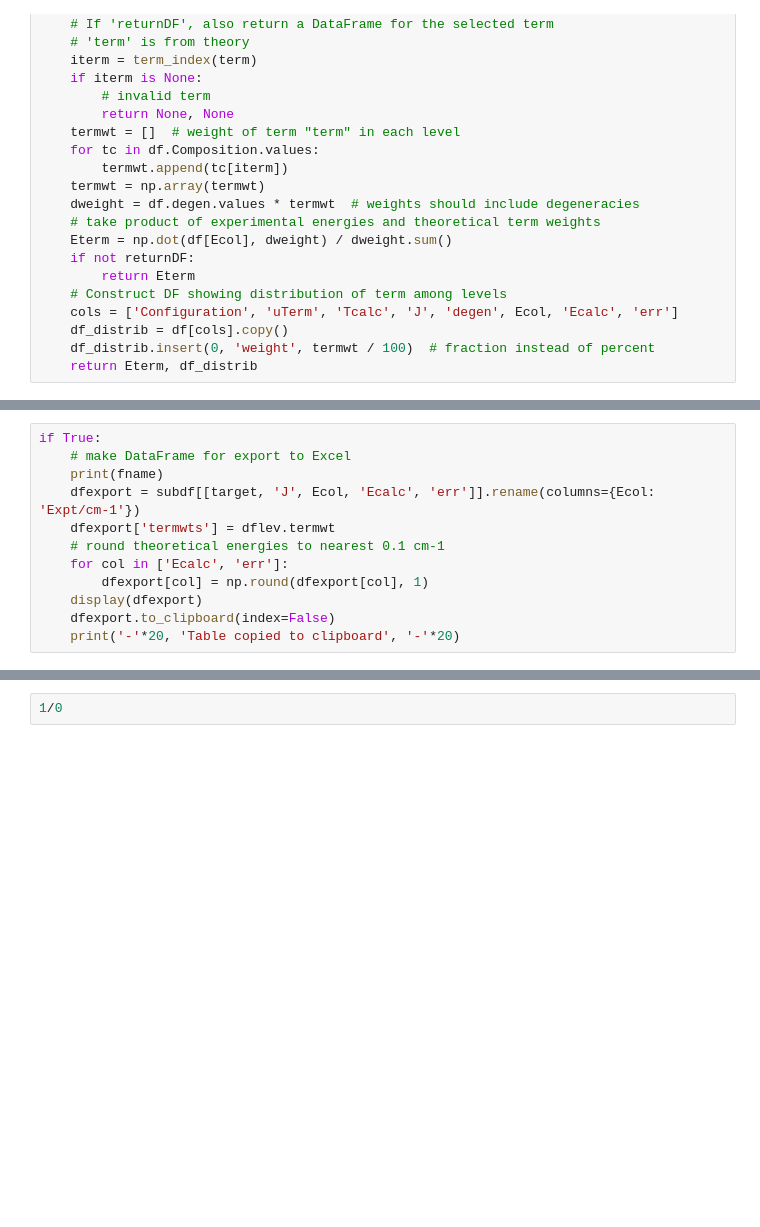
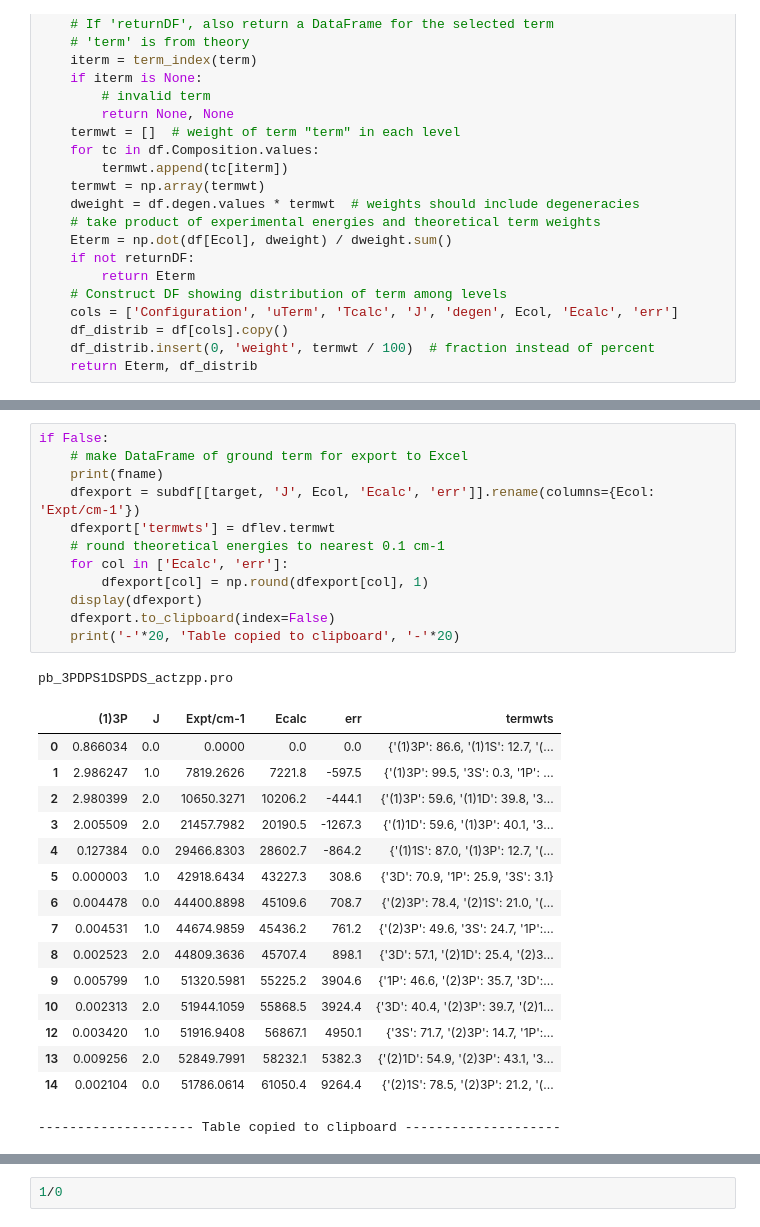
Before and after one commit to kkinist/atomic_SOC, a Jupyter notebook: atomic_soc9.ipynb, the cells around one changed output, grey strips where cells are left out. Cells and saved outputs as stored; diff of their text form; blank space fills up the shorter version.

```diff
--- a/atomic_soc9.ipynb
+++ b/atomic_soc9.ipynb
@@ -1359,12 +1739,30 @@ print(f'Sum of displayed weights = {subdf[target].sum():.5f}')
 # %%
-if True:
-    # make DataFrame for export to Excel
+if False:
+    # make DataFrame of ground term for export to Excel
     print(fname)
     dfexport = subdf[[target, 'J', Ecol, 'Ecalc', 'err']].rename(columns={Ecol: 'Expt/cm-1'})
     dfexport['termwts'] = dflev.termwt
     # round theoretical energies to nearest 0.1 cm-1
     for col in ['Ecalc', 'err']:
         dfexport[col] = np.round(dfexport[col], 1)
     display(dfexport)
     dfexport.to_clipboard(index=False)
     print('-'*20, 'Table copied to clipboard', '-'*20)
+# %% [output]
+pb_3PDPS1DSPDS_actzpp.pro
+|  | (1)3P | J | Expt/cm-1 | Ecalc | err | termwts |
+| 0 | 0.866034 | 0.0 | 0.0000 | 0.0 | 0.0 | {'(1)3P': 86.6, '(1)1S': 12.7, '(... |
+| 1 | 2.986247 | 1.0 | 7819.2626 | 7221.8 | -597.5 | {'(1)3P': 99.5, '3S': 0.3, '1P': ... |
+| 2 | 2.980399 | 2.0 | 10650.3271 | 10206.2 | -444.1 | {'(1)3P': 59.6, '(1)1D': 39.8, '3... |
+| 3 | 2.005509 | 2.0 | 21457.7982 | 20190.5 | -1267.3 | {'(1)1D': 59.6, '(1)3P': 40.1, '3... |
+| 4 | 0.127384 | 0.0 | 29466.8303 | 28602.7 | -864.2 | {'(1)1S': 87.0, '(1)3P': 12.7, '(... |
+| 5 | 0.000003 | 1.0 | 42918.6434 | 43227.3 | 308.6 | {'3D': 70.9, '1P': 25.9, '3S': 3.1} |
+| 6 | 0.004478 | 0.0 | 44400.8898 | 45109.6 | 708.7 | {'(2)3P': 78.4, '(2)1S': 21.0, '(... |
+| 7 | 0.004531 | 1.0 | 44674.9859 | 45436.2 | 761.2 | {'(2)3P': 49.6, '3S': 24.7, '1P':... |
+| 8 | 0.002523 | 2.0 | 44809.3636 | 45707.4 | 898.1 | {'3D': 57.1, '(2)1D': 25.4, '(2)3... |
+| 9 | 0.005799 | 1.0 | 51320.5981 | 55225.2 | 3904.6 | {'1P': 46.6, '(2)3P': 35.7, '3D':... |
+| 10 | 0.002313 | 2.0 | 51944.1059 | 55868.5 | 3924.4 | {'3D': 40.4, '(2)3P': 39.7, '(2)1... |
+| 12 | 0.003420 | 1.0 | 51916.9408 | 56867.1 | 4950.1 | {'3S': 71.7, '(2)3P': 14.7, '1P':... |
+| 13 | 0.009256 | 2.0 | 52849.7991 | 58232.1 | 5382.3 | {'(2)1D': 54.9, '(2)3P': 43.1, '3... |
+| 14 | 0.002104 | 0.0 | 51786.0614 | 61050.4 | 9264.4 | {'(2)1S': 78.5, '(2)3P': 21.2, '(... |
+-------------------- Table copied to clipboard --------------------
```
Also changed, not shown: parts of 39 cells of this notebook.
